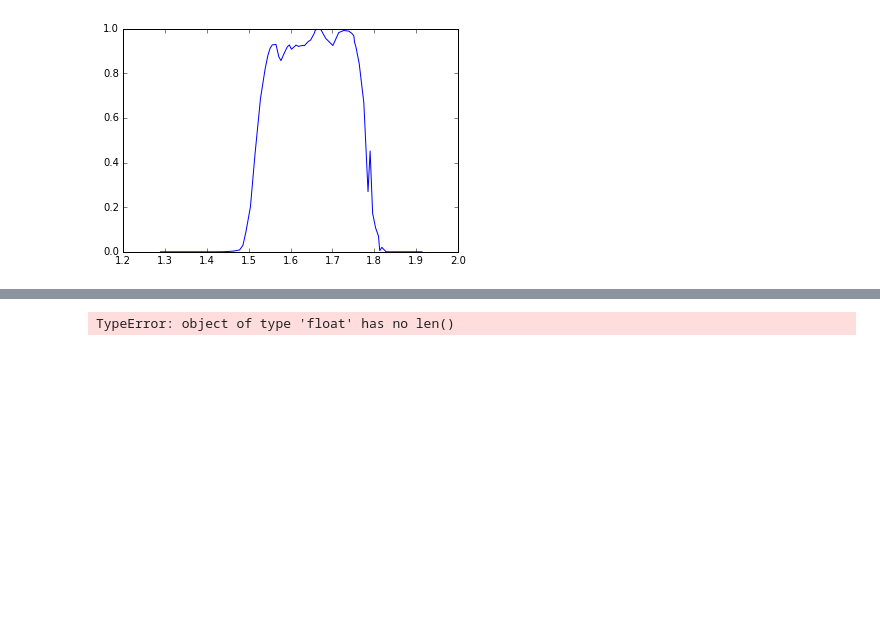
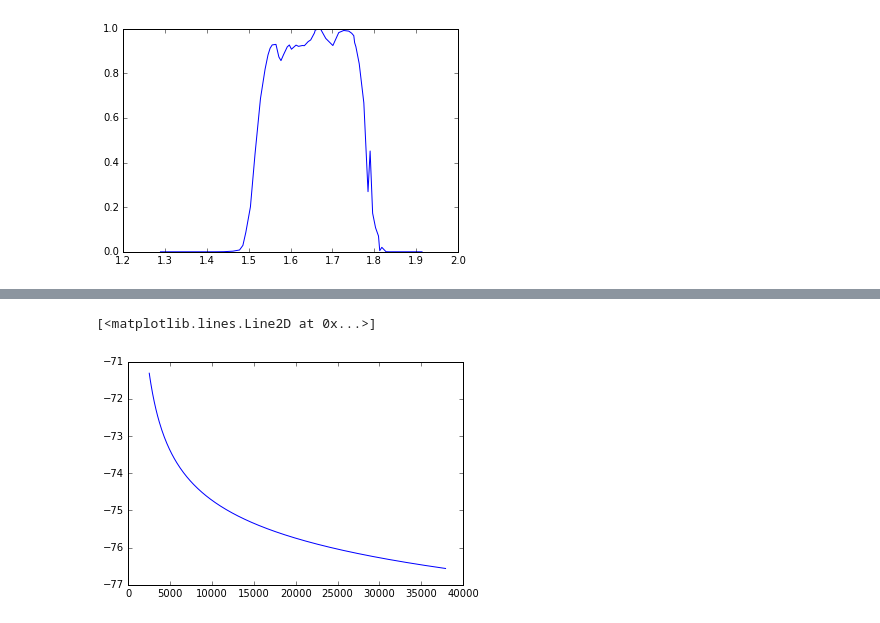
Before and after one commit to eliasog/ResearchFilters, a Jupyter notebook: Research_Filters.ipynb, the cells around one changed output, grey strips where cells are left out. Saved outputs shown, nothing was run; the diff lists cells and outputs as text; code cells hidden in the pictures; blank space fills up the shorter version.

```diff
--- a/Research_Filters.ipynb
+++ b/Research_Filters.ipynb
@@ -186,8 +182,5 @@ def planck2(x, T):
     intensity = a0 / (((x*1e-6)**5) * (np.exp(b0) - 1.0) )
     return intensity
 
-wavelengths = np.arange(1, 3, 1e-3) ## for our "x" value in the function
-temperatures = np.arange(2500, 38000, 1) ## for our "T" value in the function; the full range of Main Sequence temps
-
-## let's just choose a temperature at which to plot our planck curve
-plt.plot(wavelengths, planck2(wavelengths,1000))
+wavelengths = np.arange(1, 3, 1e-3) ## for our new wavelengths IN MICRONS
+temperatures = np.arange(2500, 38000, 100) ## for our "T" value in the function; the full range of Main Sequence temps
@@ -243,20 +259,17 @@ error: quad: first argument is not callable
 # %%
-## define our magnitude function; this time, we're finding the area under our planck_and_data curve
+## defining our actual magnitude function
+## this time, we're finding the area under our planck_and_data curve for a range of temperatures on the main sequence
 
-def actual_mag(lambda_eff, halfwidth, F0, wav, rsr):        ## like I said, it takes in the following arguments for certain filters
-
-    a = np.amin(wav)            ## upper integral limit
-    b = np.amax(wav)             ## lower integral limit
+def actual_mag(lambda_eff, halfwidth, F0, wav, rsr, temps):        ## it takes in the following arguments for certain filters
 
     flux_x = F0*2*halfwidth*1e-2                   ## *1e4 to get from /m^-2 to W/m^2; *1e-6 to get the correct wavelengths
 
     flux_array = []                               ## just defining an array to put our calculated fluxes in
     magnitude_array = []                          ## and one for our magnitudes as well
 
-    for t in temperatures:                        ## iterating through all possible temperatures to get flux
-        flux = quad(planck_and_data, a, b, args=(wav, rsr))[0]    ## quad takes the integral from a to b, and I called the planck function because that's what we're integrating
-        flux = flux/(4*np.pi*(3.086e17)**2)       ## NOTE that 'planck' is divided by 4*pi*(10pc)^2 to get a more realistic flux (stars are far away from us)
-        flux_array = np.append(flux_array, flux)  ## this collects our flux values in an array
+    for t in temperatures:
+        flux = np.trapz(planck_and_data(wav, rsr, t))   ## trapz takes the integral from a to b, and I called the planck_and_data function because that's what we're integrating
+        flux_array = np.append(flux_array, flux)      ## this collects our flux values in an array
 
     for f in flux_array:                          ## iterating through all flux values in our flux array
         magnitude = -2.5*np.log10(f/flux_x)       ## this is the function we want
@@ -264,8 +277,15 @@ def actual_mag(lambda_eff, halfwidth, F0, wav, rsr):        ## like I said, it t
 
     return magnitude_array
 # %%
+## Let's do this!!!
+
 lambda_eff, halfwidth, F0 = getfilter('H') ## calling the getfliter function to specify filter
 
-H_mag = actual_mag(lambda_eff, halfwidth, F0, H_wav, H_rsr)
+H_mag = actual_mag(lambda_eff, halfwidth, F0, H_wav, H_rsr, temperatures)
+
+plt.plot(temperatures, H_mag)
+
+### Ahhhh It worked!!!!
 # %% [output]
-TypeError: object of type 'float' has no len()
+[<matplotlib.lines.Line2D at 0x...>]
+[figure, added]
```
Also changed, not shown: parts of 11 cells of this notebook.
